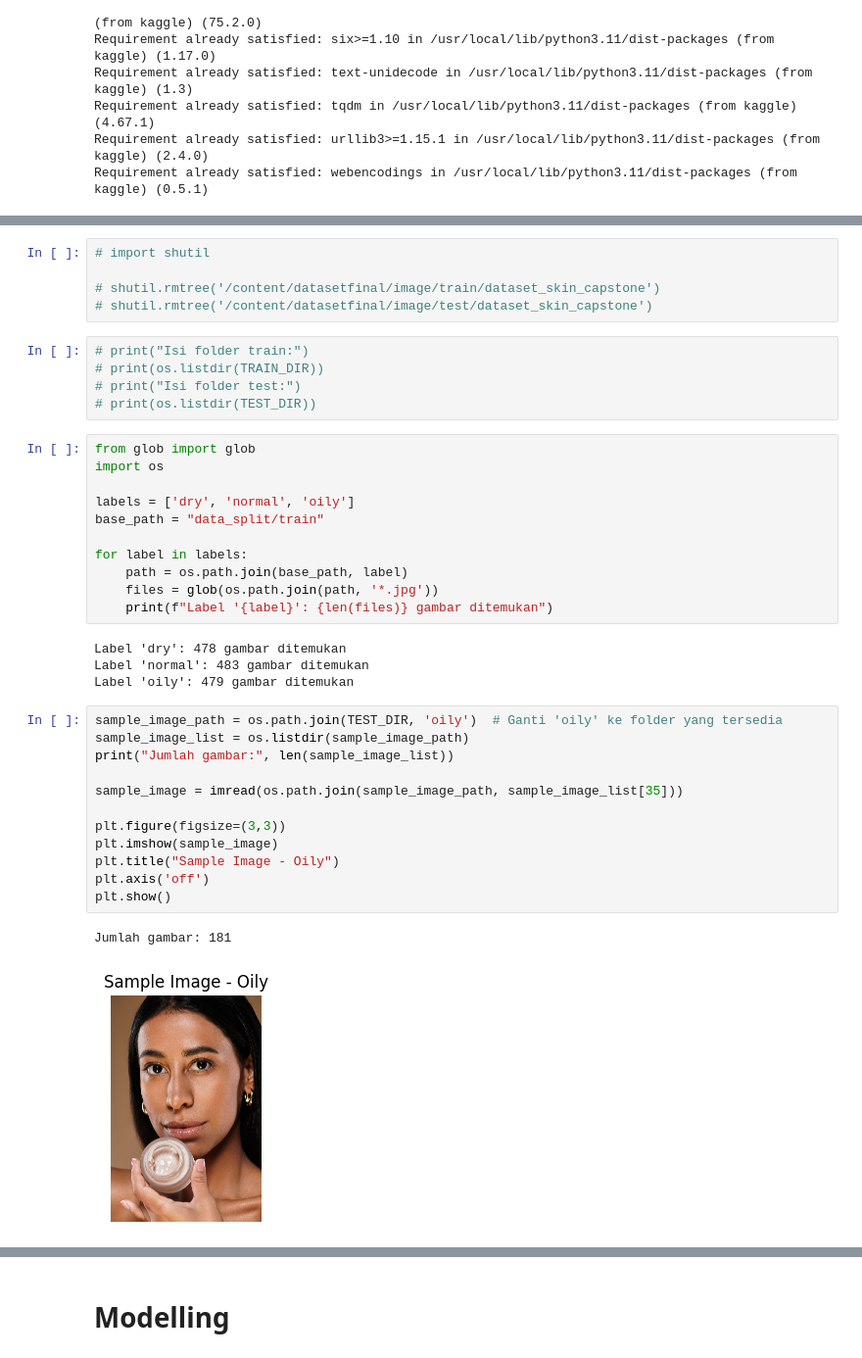
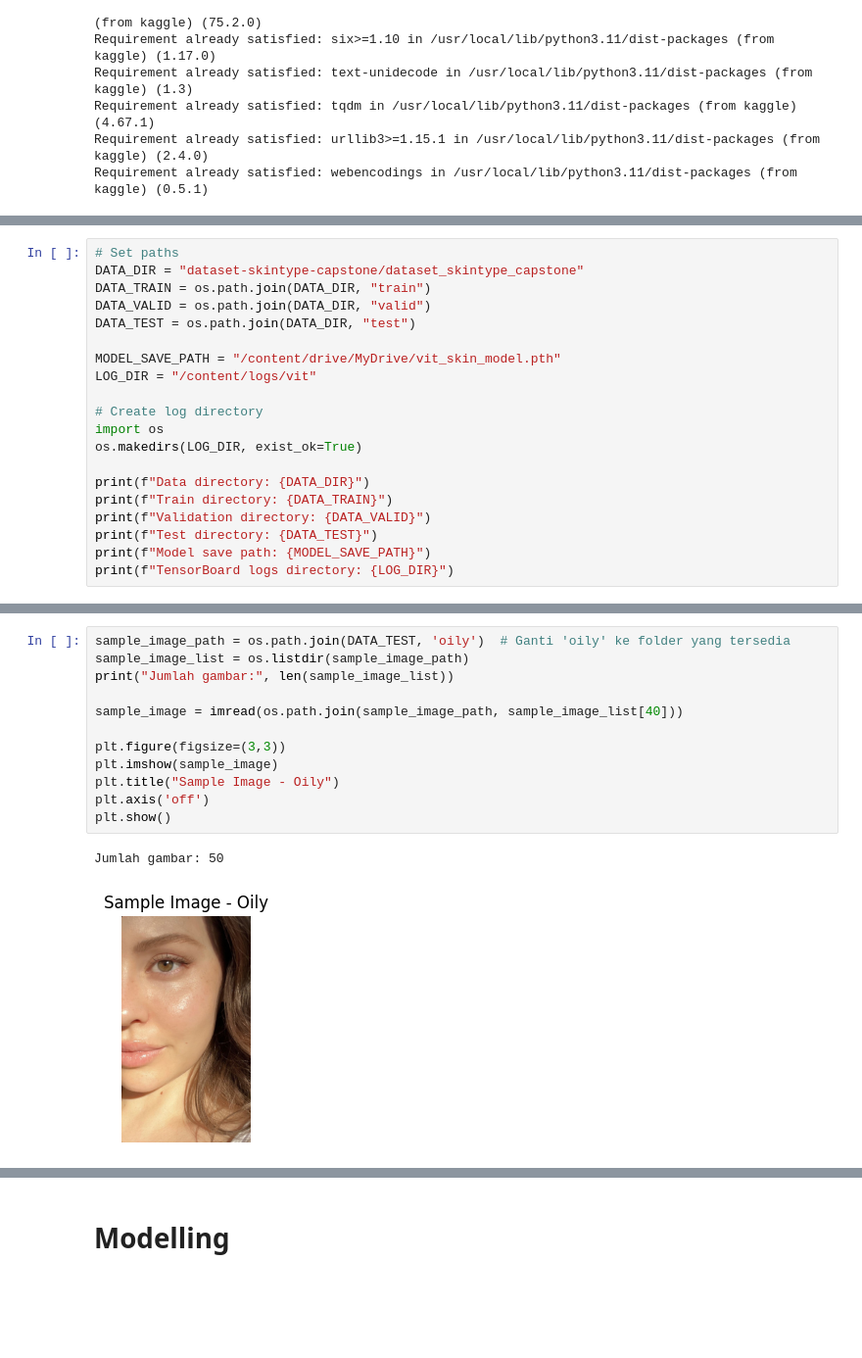
Before and after one commit to C-Skin/klasifikasi-jenis-kulit, a Jupyter notebook: Mobilenet_klasifikasi_skin_type_project.ipynb, the cells around one changed output, grey strips where cells are left out. Shown: that part at 98% size. Cells and saved outputs as stored; diff of their text form; blank space fills up the shorter version.

```diff
--- a/Mobilenet_klasifikasi_skin_type_project.ipynb
+++ b/Mobilenet_klasifikasi_skin_type_project.ipynb
@@ -204,0 +95,20 @@ Kelas yang ditemukan: ['dry', 'normal', 'oily']
+# %%
+# Set paths
+DATA_DIR = "dataset-skintype-capstone/dataset_skintype_capstone"
+DATA_TRAIN = os.path.join(DATA_DIR, "train")
+DATA_VALID = os.path.join(DATA_DIR, "valid")
+DATA_TEST = os.path.join(DATA_DIR, "test")
+
+MODEL_SAVE_PATH = "/content/drive/MyDrive/vit_skin_model.pth"
+LOG_DIR = "/content/logs/vit"
+
+# Create log directory
+import os
+os.makedirs(LOG_DIR, exist_ok=True)
+
+print(f"Data directory: {DATA_DIR}")
+print(f"Train directory: {DATA_TRAIN}")
+print(f"Validation directory: {DATA_VALID}")
+print(f"Test directory: {DATA_TEST}")
+print(f"Model save path: {MODEL_SAVE_PATH}")
+print(f"TensorBoard logs directory: {LOG_DIR}")
@@ -229,41 +151,16 @@ Isi folder test/oily:
-# %%
-# import shutil
-
-# shutil.rmtree('/content/datasetfinal/image/train/dataset_skin_capstone')
-# shutil.rmtree('/content/datasetfinal/image/test/dataset_skin_capstone')
-# %%
-# print("Isi folder train:")
-# print(os.listdir(TRAIN_DIR))
-# print("Isi folder test:")
-# print(os.listdir(TEST_DIR))
-# %%
-from glob import glob
-import os
-
-labels = ['dry', 'normal', 'oily']
-base_path = "data_split/train"
-
-for label in labels:
-    path = os.path.join(base_path, label)
-    files = glob(os.path.join(path, '*.jpg'))
-    print(f"Label '{label}': {len(files)} gambar ditemukan")
-# %% [output]
-Label 'dry': 478 gambar ditemukan
-Label 'normal': 483 gambar ditemukan
-Label 'oily': 479 gambar ditemukan
 # %%
-sample_image_path = os.path.join(TEST_DIR, 'oily')  # Ganti 'oily' ke folder yang tersedia
+sample_image_path = os.path.join(DATA_TEST, 'oily')  # Ganti 'oily' ke folder yang tersedia
 sample_image_list = os.listdir(sample_image_path)
 print("Jumlah gambar:", len(sample_image_list))
 
-sample_image = imread(os.path.join(sample_image_path, sample_image_list[35]))
+sample_image = imread(os.path.join(sample_image_path, sample_image_list[40]))
 
 plt.figure(figsize=(3,3))
 plt.imshow(sample_image)
 plt.title("Sample Image - Oily")
 plt.axis('off')
 plt.show()
 # %% [output]
-Jumlah gambar: 181
+Jumlah gambar: 50
-[figure, old version]
+[figure, new version]
 # %% [markdown]
```
Also changed, not shown: parts of 31 cells of this notebook.
